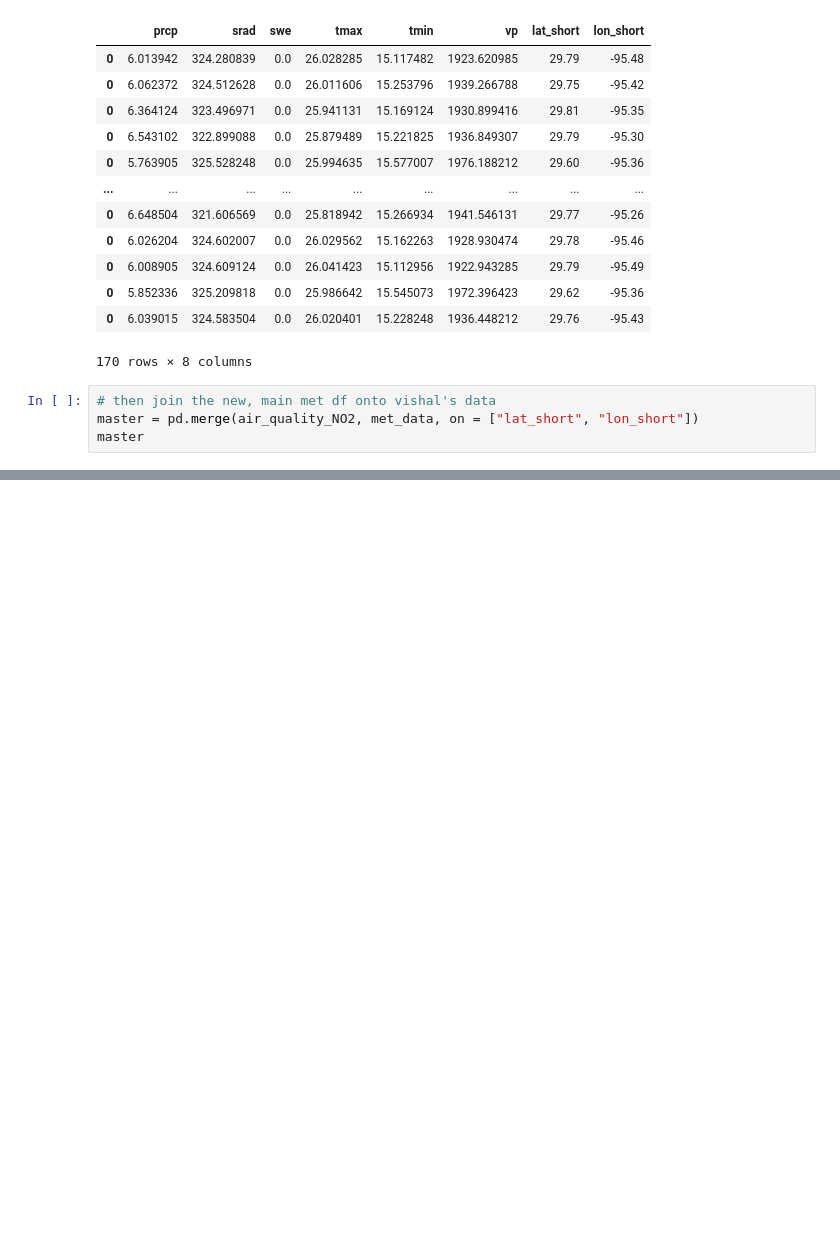
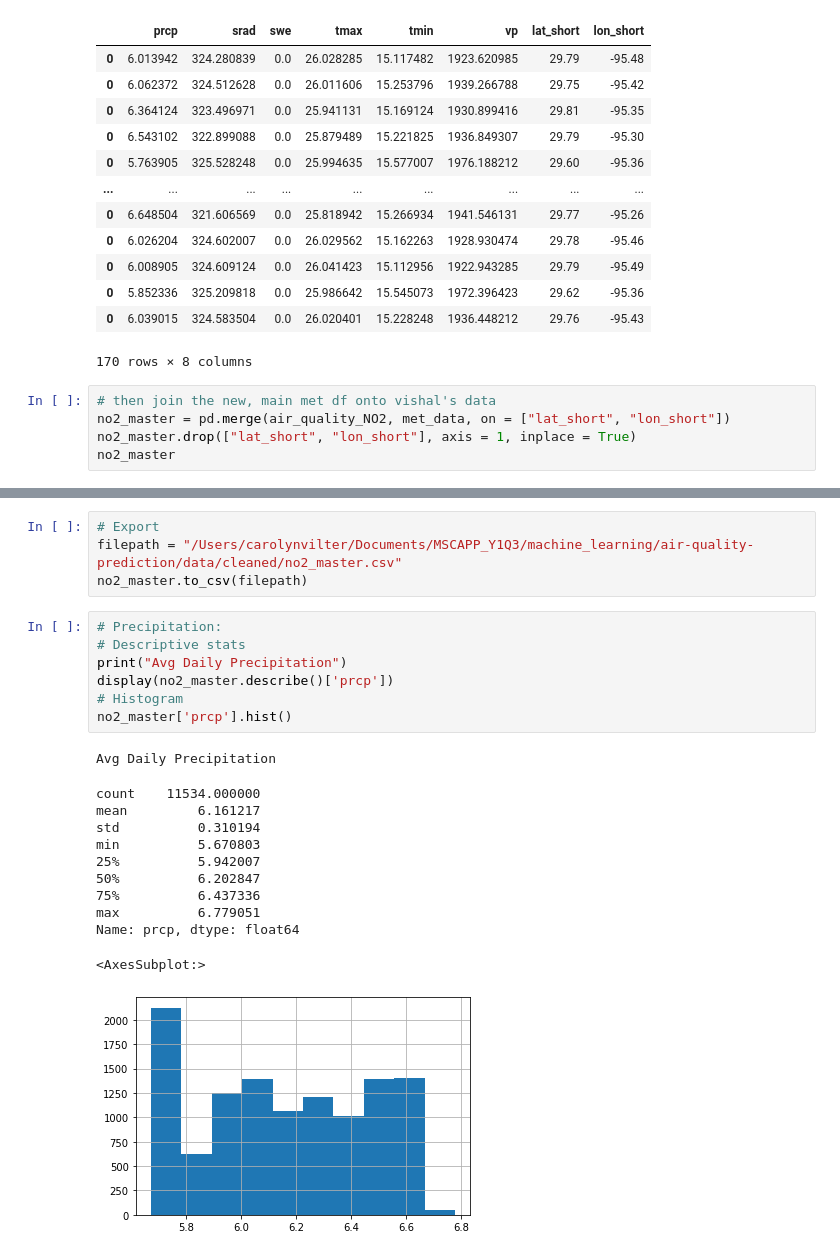
Before and after one commit to v4vigtory/Hyperlocal-Air-Quality-Prediction-in-Houston-neighborhoods, a Jupyter notebook: notebooks/cleaning/met_data.ipynb, the cells around one changed output, grey strips where cells are left out. Saved outputs shown, nothing was run; the diff lists cells and outputs as text; blank space fills up the shorter version.

Commit message:
draft no2 master data file

```diff
--- a/notebooks/cleaning/met_data.ipynb
+++ b/notebooks/cleaning/met_data.ipynb
@@ -99,8 +99,9 @@ met_data
 170 rows × 8 columns
 # %%
 # then join the new, main met df onto vishal's data
-master = pd.merge(air_quality_NO2, met_data, on = ["lat_short", "lon_short"])
-master
+no2_master = pd.merge(air_quality_NO2, met_data, on = ["lat_short", "lon_short"])
+no2_master.drop(["lat_short", "lon_short"], axis = 1, inplace = True)
+no2_master
 # %% [output]
 |  | Unnamed: 0 | locationId | location | city | country | utc | local | parameter | value | unit | ... |
 | 0 | 0 | 61509 | NaN | Houston | US | 2018-03-31T06:00:00+00:00 | 2018-03-31T01:00:00-05:00 | no2 | 0.000517 | ppm | ... |
@@ -117,0 +119,24 @@ master
+# %%
+# Export
+filepath = "/Users/carolynvilter/Documents/MSCAPP_Y1Q3/machine_learning/air-quality-prediction/data/cleaned/no2_master.csv"
+no2_master.to_csv(filepath)
+# %%
+# Precipitation:
+# Descriptive stats
+print("Avg Daily Precipitation")
+display(no2_master.describe()['prcp'])
+# Histogram
+no2_master['prcp'].hist()
+# %% [output]
+Avg Daily Precipitation
+count    11534.000000
+mean         6.161217
+std          0.310194
+min          5.670803
+25%          5.942007
+50%          6.202847
+75%          6.437336
+max          6.779051
+Name: prcp, dtype: float64
+<AxesSubplot:>
+[figure, added]
```
Also changed, not shown: parts of 2 cells of this notebook, 1 other file.
